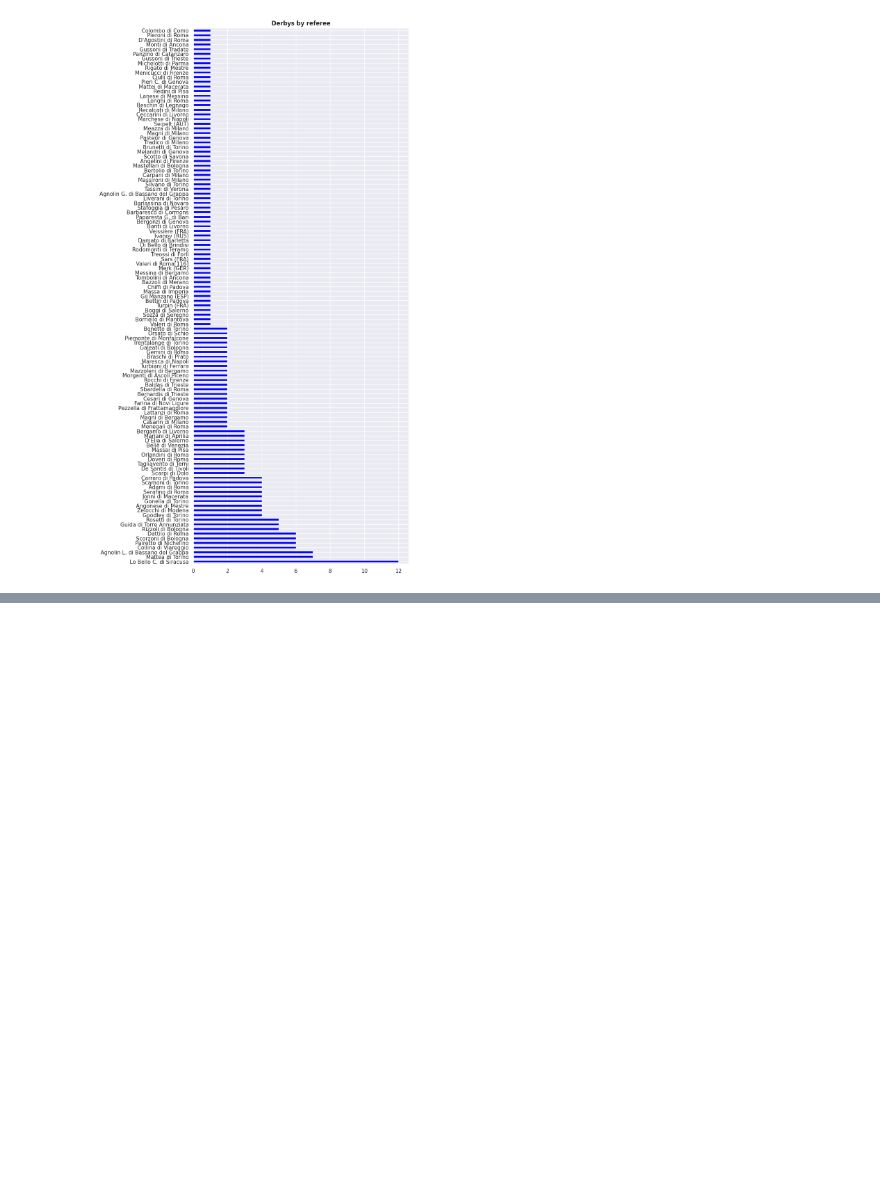
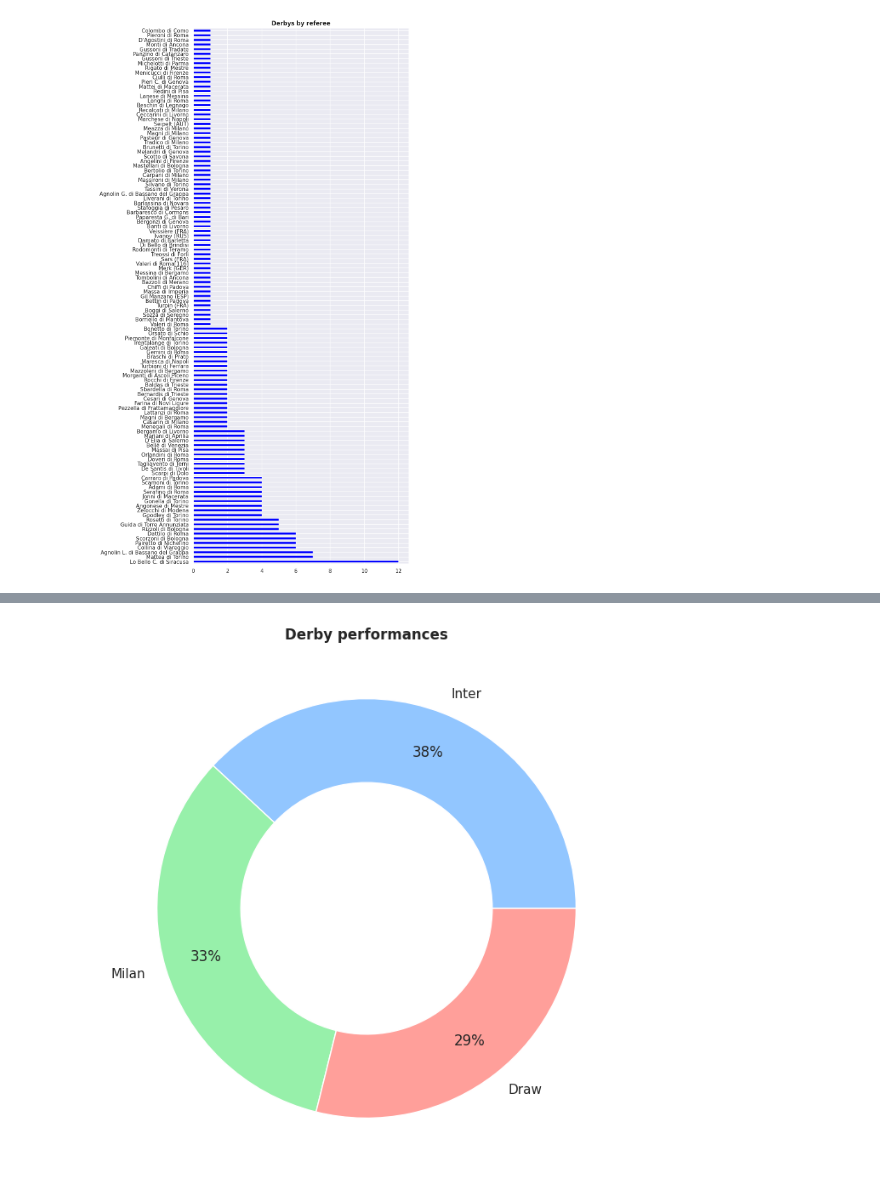
Before and after one commit to guilhermelaviola/InterMilan, a Jupyter notebook: DerbyDellaMadonnina.ipynb, the cells around one changed output, grey strips where cells are left out. Cells and saved outputs as stored; diff of their text form; code cells hidden in the pictures; blank space fills up the shorter version.

```diff
--- a/DerbyDellaMadonnina.ipynb
+++ b/DerbyDellaMadonnina.ipynb
@@ -107 +99,9 @@ derby.head()
 | 4 | 1910–11 | Prima Categoria | 1911-04-30 | Milan | 6 | 3 | Inter | Magni di Milano | Milan |
+# %%
+# Displaying who won the derby the most:
+derby['Who won'].value_counts().plot(kind = 'pie', autopct = '%.0f%%', figsize = (8, 8), wedgeprops = dict(width = 0.4), pctdistance = 0.8)
+plt.ylabel(None)
+plt.title('Derby performances', fontweight = 'bold')
+plt.show()
+# %% [output]
+[figure, added]
```
Also changed, not shown: parts of 2 cells of this notebook.
